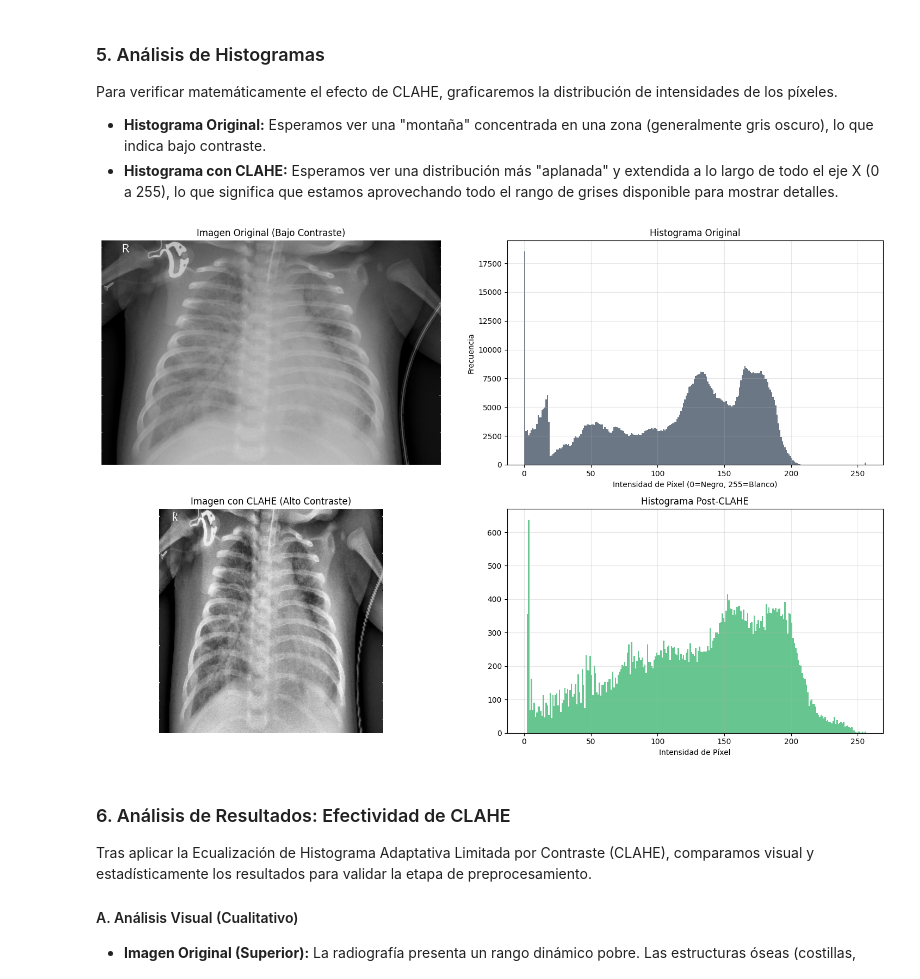
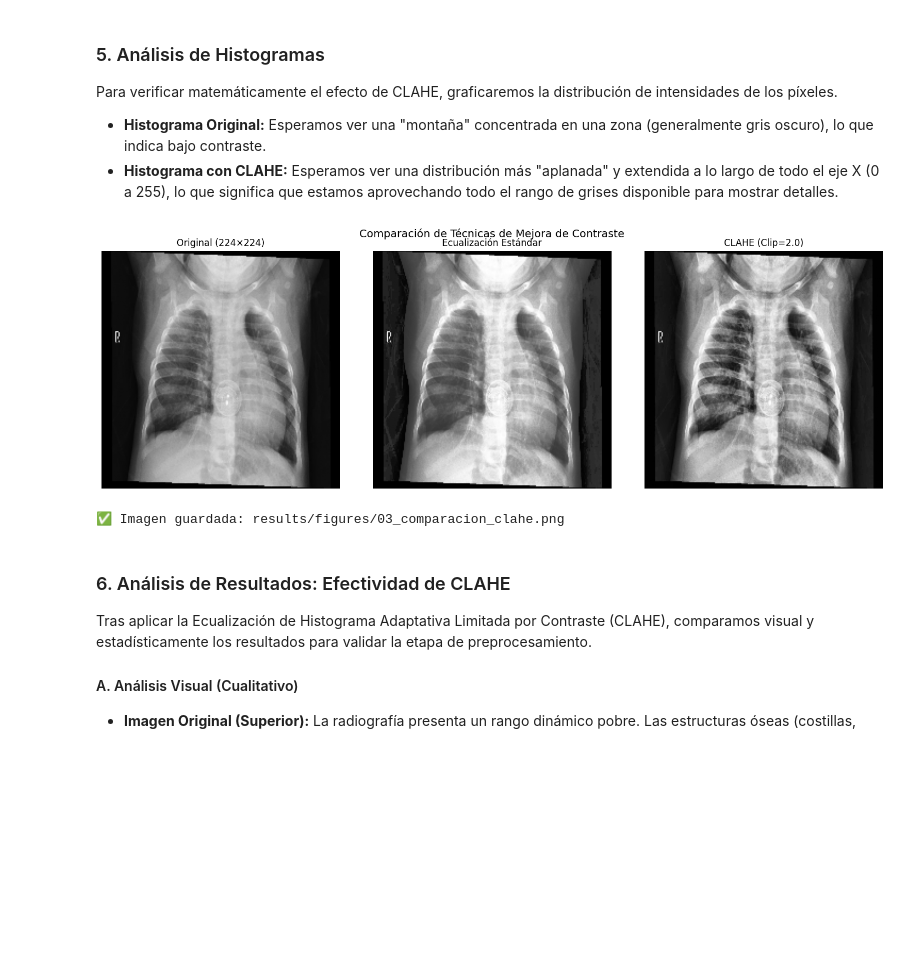
Before and after one commit to JuanPabloAI/clasificacion-neumonia-vision, a Jupyter notebook: notebooks/01_exploracion_y_preprocesamiento.ipynb, the cells around one changed output. Drawn from its saved outputs; the diff is of its cells as text; code cells hidden in the pictures; blank space fills up the shorter version.

```diff
--- a/notebooks/01_exploracion_y_preprocesamiento.ipynb
+++ b/notebooks/01_exploracion_y_preprocesamiento.ipynb
@@ -175,45 +221,44 @@ Para verificar matemáticamente el efecto de CLAHE, graficaremos la distribució
 * **Histograma Original:** Esperamos ver una "montaña" concentrada en una zona (generalmente gris oscuro), lo que indica bajo contraste.
 * **Histograma con CLAHE:** Esperamos ver una distribución más "aplanada" y extendida a lo largo de todo el eje X (0 a 255), lo que significa que estamos aprovechando todo el rango de grises disponible para mostrar detalles.
 # %%
-def graficar_comparacion_histogramas(img_orig, img_proc):
-    fig, axes = plt.subplots(2, 2, figsize=(15, 10))
+# Cargar una imagen de ejemplo
+sample_path = train_pneumonia_paths[10]  # Imagen con neumonía
+img_original = cv2.imread(str(sample_path), cv2.IMREAD_GRAYSCALE)
 
-    # --- FILA 1: ORIGINAL ---
-    # Imagen
-    axes[0, 0].imshow(img_orig, cmap='gray')
-    axes[0, 0].set_title("Imagen Original (Bajo Contraste)")
-    axes[0, 0].axis('off')
+# Redimensionar a 224x224
+img_original_resized = cv2.resize(img_original, (224, 224))
 
-    # Histograma
-    # .ravel() convierte la matriz 2D en una fila larga de píxeles
-    axes[0, 1].hist(img_orig.ravel(), 256, [0, 256], color='#2c3e50', alpha=0.7)
-    axes[0, 1].set_title("Histograma Original")
-    axes[0, 1].set_xlabel("Intensidad de Píxel (0=Negro, 255=Blanco)")
-    axes[0, 1].set_ylabel("Frecuencia")
-    axes[0, 1].grid(True, alpha=0.3)
+# Aplicar CLAHE
+clahe = cv2.createCLAHE(clipLimit=2.0, tileGridSize=(8,8))
+img_con_clahe = clahe.apply(img_original_resized)
 
-    # --- FILA 2: CON CLAHE ---
-    # Imagen
-    axes[1, 0].imshow(img_proc, cmap='gray')
-    axes[1, 0].set_title("Imagen con CLAHE (Alto Contraste)")
-    axes[1, 0].axis('off')
+# Sin CLAHE (solo ecualización estándar)
+img_sin_clahe = cv2.equalizeHist(img_original_resized)
 
-    # Histograma
-    axes[1, 1].hist(img_proc.ravel(), 256, [0, 256], color='#27ae60', alpha=0.7)
-    axes[1, 1].set_title("Histograma Post-CLAHE")
-    axes[1, 1].set_xlabel("Intensidad de Píxel")
-    axes[1, 1].grid(True, alpha=0.3)
+# Visualizar comparación
+fig, axes = plt.subplots(1, 3, figsize=(15, 5))
 
-    plt.tight_layout()
-    plt.show()
+axes[0].imshow(img_original_resized, cmap='gray')
+axes[0].set_title('Original (224×224)')
+axes[0].axis('off')
 
-# Usamos las variables que ya creaste en la celda anterior
-if 'img_original' in locals() and 'img_con_clahe' in locals():
-    graficar_comparacion_histogramas(img_original, img_con_clahe)
-else:
-    print("Por favor ejecuta la celda anterior para cargar las imágenes de prueba.")
+axes[1].imshow(img_sin_clahe, cmap='gray')
+axes[1].set_title('Ecualización Estándar')
+axes[1].axis('off')
+
+axes[2].imshow(img_con_clahe, cmap='gray')
+axes[2].set_title('CLAHE (Clip=2.0)')
+axes[2].axis('off')
+
+plt.suptitle('Comparación de Técnicas de Mejora de Contraste', fontsize=14, y=0.98)
+plt.tight_layout()
+plt.savefig('../results/figures/03_comparacion_clahe.png', dpi=150, bbox_inches='tight')
+plt.show()
+
+print("✅ Imagen guardada: results/figures/03_comparacion_clahe.png")
 # %% [output]
-[figure, old version]
+[figure, new version]
+✅ Imagen guardada: results/figures/03_comparacion_clahe.png
 # %% [markdown]
 ### 6. Análisis de Resultados: Efectividad de CLAHE
 
```
Also changed, not shown: parts of 5 cells of this notebook, 38 other files.
